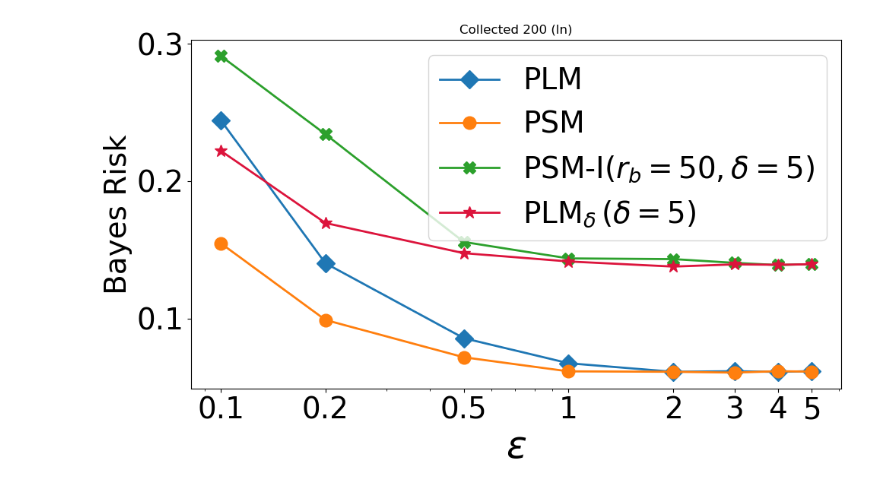
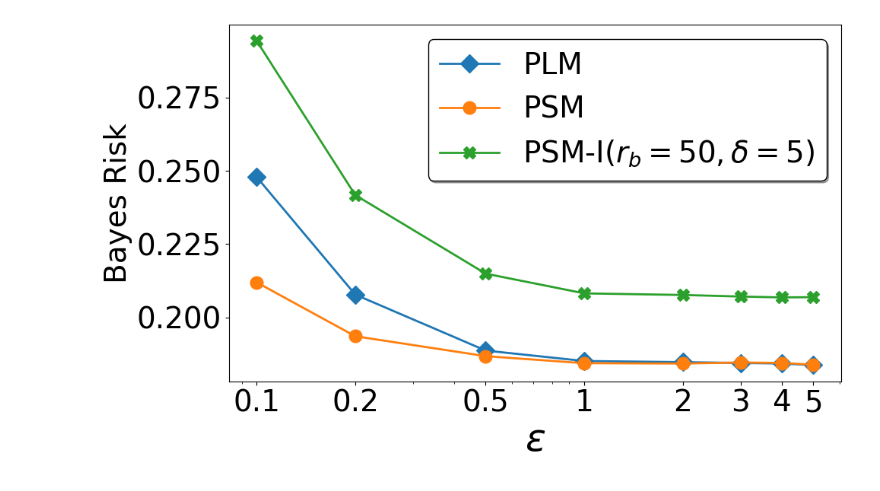
Before and after one commit to shafizurRseeam/location_privacy, a Jupyter notebook: fbleau_figure_geolife.ipynb, the cells around one changed output. Saved outputs shown, nothing was run; the diff lists cells and outputs as text; code cells hidden in the pictures.

```diff
--- a/fbleau_figure_geolife.ipynb
+++ b/fbleau_figure_geolife.ipynb
@@ -122,41 +118,47 @@ plt.show()
 # %%
 
 # Example data (assuming you have these data frames ready)
 epsilon_values = [0.1, 0.2, 0.5, 1, 2, 3, 4, 5]
 
 # Define lines with linestyle added
-line1 = {'x': epsilon_values, 'y': df_laplace_ln_200_collected['Bayes security measure'], 'label': r'PLM', 'color': '#1F77B4', 'marker': 'D', 'linewidth': 2, 'markersize': 12, 'linestyle': '-'}
-line2 = {'x': epsilon_values, 'y': df_staircase_ln_200_collected['Bayes security measure'], 'label': 'PSM', 'color': '#FF7F0E', 'marker': 'o', 'linewidth': 2, 'markersize': 12, 'linestyle': '-'}
-line3 = {'x': epsilon_values, 'y': df_our_ln_200_collected['Bayes security measure'], 'label': 'PSM-I$(r_b=50, \delta=5)$', 'color': '#2CA02C', 'marker': 'X', 'linewidth': 2, 'markersize': 12, 'linestyle': '-'}
-line4 = {'x': epsilon_values, 'y': df_laplace_delta_ln_200_collected['Bayes security measure'], 'label': r'PLM$_{\delta}\,(\delta=5)$', 'color': '#DC143C', 'marker': '*', 'linewidth': 2, 'markersize': 12, 'linestyle': '-'}
+line1 = {'x': epsilon_values, 'y': df_laplace_ln_200_geolife['Bayes security measure'], 'label': r'PLM', 'color': '#1F77B4', 'marker': 'D', 'linewidth': 2, 'markersize': 12, 'linestyle': '-'}
+line2 = {'x': epsilon_values, 'y': df_staircase_ln_200_geolife['Bayes security measure'], 'label': 'PSM', 'color': '#FF7F0E', 'marker': 'o', 'linewidth': 2, 'markersize': 12, 'linestyle': '-'}
+line3 = {'x': epsilon_values, 'y': df_our_ln_200_geolife['Bayes security measure'], 'label': 'PSM-I$(r_b=50, \delta=5)$', 'color': '#2CA02C', 'marker': 'X', 'linewidth': 2, 'markersize': 12, 'linestyle': '-'}
+#line4 = {'x': epsilon_values, 'y': df_laplace_delta_ln_200_geolife['Bayes security measure'], 'label': r'PLM$_{\delta}\,(\delta=5)$', 'color': '#DC143C', 'marker': '*', 'linewidth': 2, 'markersize': 12, 'linestyle': '-'}
 
 plt.figure(figsize=(10, 6))
 
 # Plot each line with improved settings
-for line in [line1, line2, line3, line4]:
+for line in [line1, line2, line3]:
     plt.plot(line['x'], line['y'], label=line['label'], color=line['color'], marker=line['marker'], linestyle=line['linestyle'], linewidth=line['linewidth'], markersize=line['markersize'])
 
 # Labels for axes
 plt.xlabel('$\epsilon$', fontsize=36)
 plt.ylabel('Bayes Risk', fontsize=28)
 
 # Log scale for x-axis and setting specific ticks and labels
 plt.xscale('log')
 plt.xticks(epsilon_values, labels=[str(val) for val in epsilon_values])
 plt.tick_params(axis='both', which='major', labelsize=28)
 
 # Adding a grid, legend, and ensuring layout is tight for best appearance
-#plt.grid(True)
-plt.legend(fontsize=28, frameon=True, loc='best')
+plt.legend(fontsize=28, frameon=True,shadow=True, loc='best').get_frame().set_edgecolor('black')
+
 plt.tight_layout()
-plt.title('Collected 200 (ln)')
+
 # Uncomment the following lines to save the plot if needed
 # plt.savefig('/path/to/your/directory/filename.png', dpi=300, bbox_inches='tight')
 # plt.savefig('/path/to/your/directory/filename.svg', format='svg', bbox_inches='tight')
 
+pathpng = r'C:\Users\ss6365\Desktop\location_privacy_final\geolife\figure\png\bayes_point_ln_200'
+plt.savefig(pathpng, dpi=300, bbox_inches='tight')
+
+pathsvg = r'C:\Users\ss6365\Desktop\location_privacy_final\geolife\figure\svg\bayes_point_ln_200'
+
+plt.savefig(pathsvg, format='svg', bbox_inches='tight')
 # Display the plot
 plt.show()
 # %% [output]
-[figure, old version]
+[figure, new version]
 # %%
 
```
Also changed, not shown: parts of 6 cells of this notebook, 5 other files.
